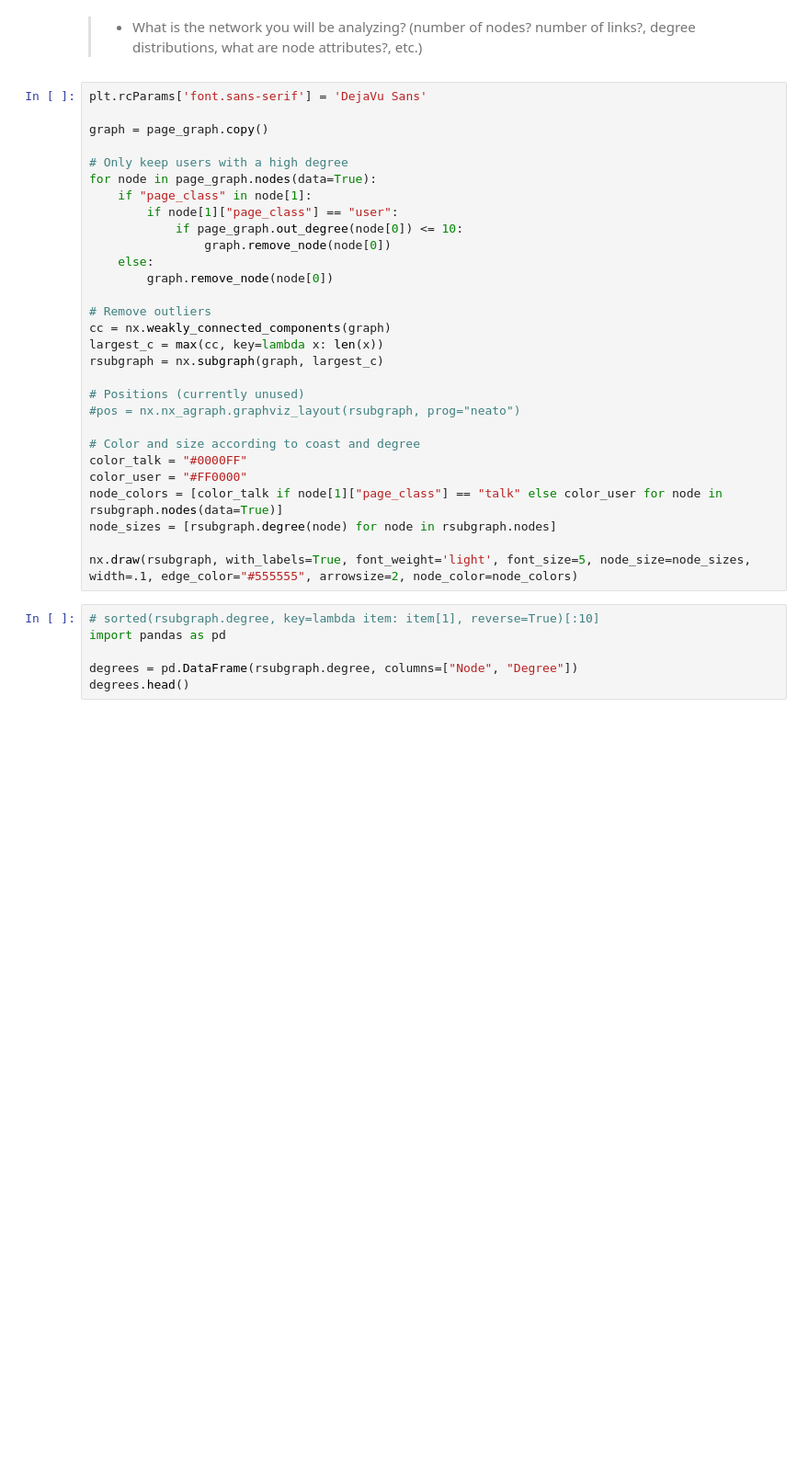
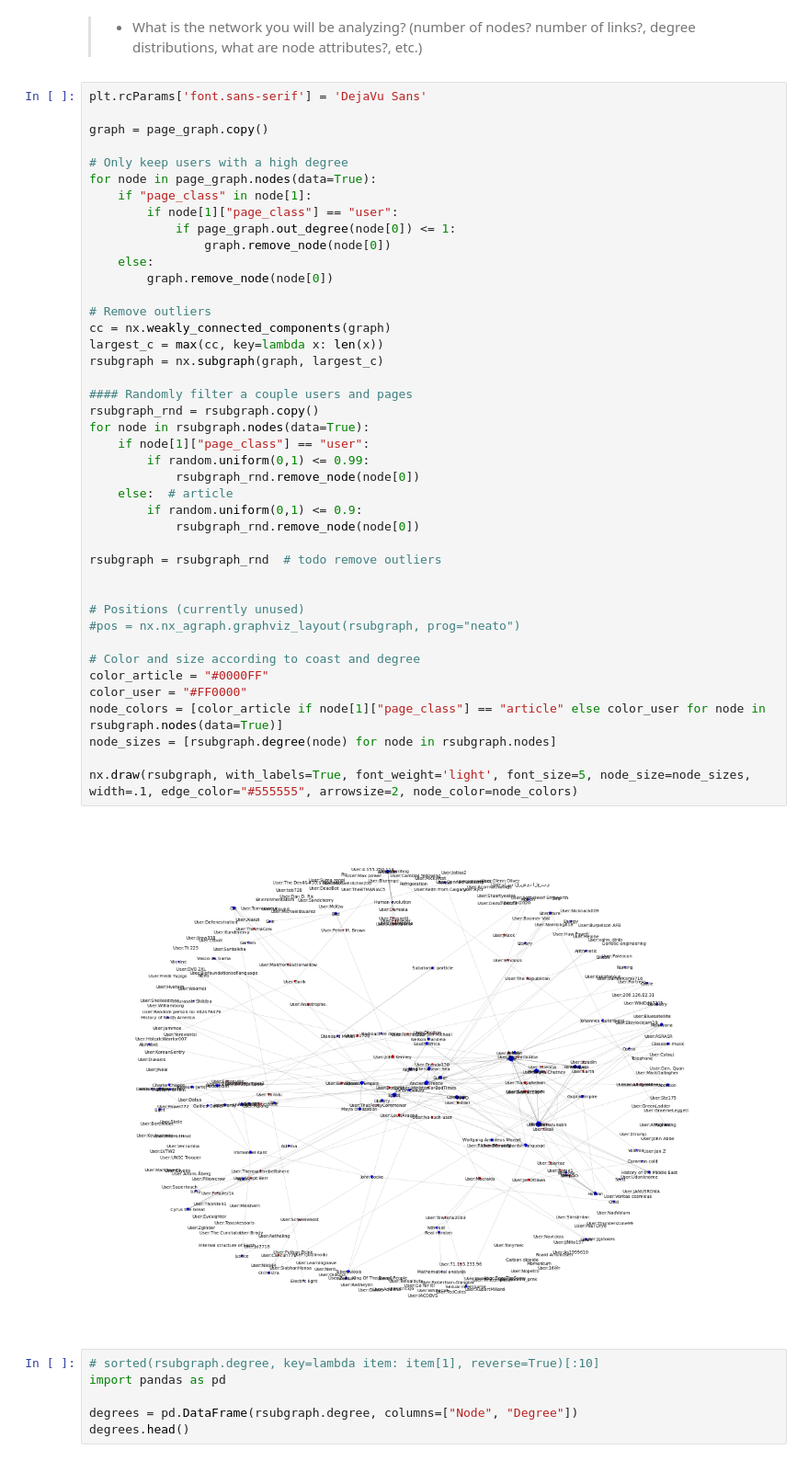
Before and after one commit to andste97/socialgraphs2023f-project, a Jupyter notebook: project/Project_draft.ipynb, the cells around one changed output. Shown at 92% size. Drawn from its saved outputs; the diff is of its cells as text; blank space fills up the shorter version.

```diff
--- a/project/Project_draft.ipynb
+++ b/project/Project_draft.ipynb
@@ -63,32 +112,47 @@ print("No. links:", page_graph.number_of_edges())
 # %%
 plt.rcParams['font.sans-serif'] = 'DejaVu Sans'
 
 graph = page_graph.copy()
 
 # Only keep users with a high degree
 for node in page_graph.nodes(data=True):
     if "page_class" in node[1]:
         if node[1]["page_class"] == "user":
-            if page_graph.out_degree(node[0]) <= 10:
+            if page_graph.out_degree(node[0]) <= 1:
                 graph.remove_node(node[0])
     else:
         graph.remove_node(node[0])
 
 # Remove outliers
 cc = nx.weakly_connected_components(graph)
 largest_c = max(cc, key=lambda x: len(x))
 rsubgraph = nx.subgraph(graph, largest_c)
 
+#### Randomly filter a couple users and pages
+rsubgraph_rnd = rsubgraph.copy()
+for node in rsubgraph.nodes(data=True):
+    if node[1]["page_class"] == "user":
+        if random.uniform(0,1) <= 0.99:
+            rsubgraph_rnd.remove_node(node[0])
+    else:  # article
+        if random.uniform(0,1) <= 0.9:
+            rsubgraph_rnd.remove_node(node[0])
+
+rsubgraph = rsubgraph_rnd  # todo remove outliers
+
+
 # Positions (currently unused)
 #pos = nx.nx_agraph.graphviz_layout(rsubgraph, prog="neato")
 
 # Color and size according to coast and degree
-color_talk = "#0000FF"
+color_article = "#0000FF"
 color_user = "#FF0000"
-node_colors = [color_talk if node[1]["page_class"] == "talk" else color_user for node in rsubgraph.nodes(data=True)]
+node_colors = [color_article if node[1]["page_class"] == "article" else color_user for node in rsubgraph.nodes(data=True)]
 node_sizes = [rsubgraph.degree(node) for node in rsubgraph.nodes]
 
 nx.draw(rsubgraph, with_labels=True, font_weight='light', font_size=5, node_size=node_sizes, width=.1, edge_color="#555555", arrowsize=2, node_color=node_colors)
+# %% [output]
+[figure, added]
 # %%
 # sorted(rsubgraph.degree, key=lambda item: item[1], reverse=True)[:10]
 import pandas as pd
```
Also changed, not shown: parts of 5 cells of this notebook.
